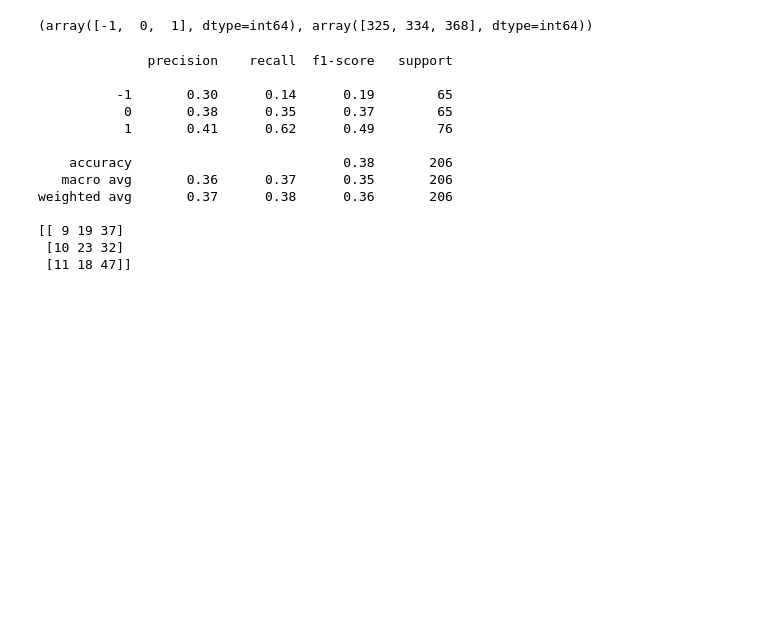
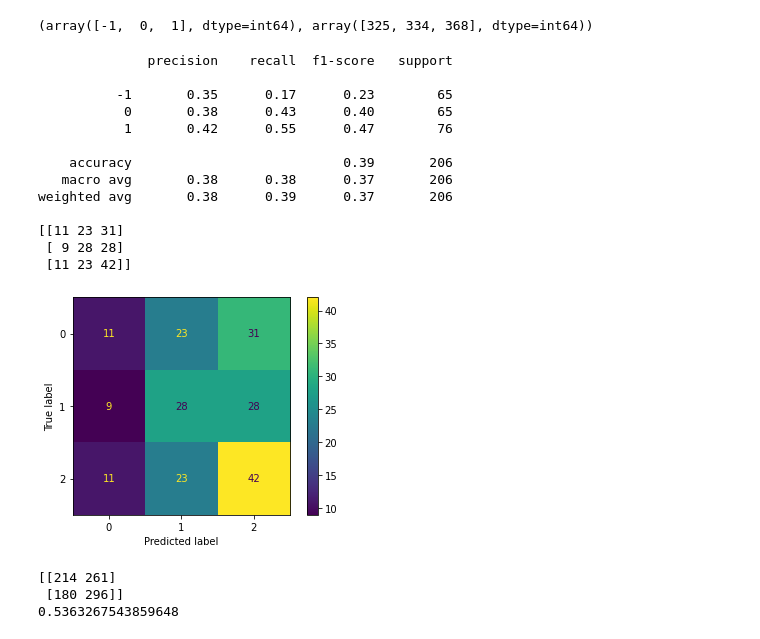
Before and after one commit to kylearbide/Stock-Market-Analysis-EMSE6575, a Jupyter notebook: notebooks/classification/PCA for Stocks.ipynb, the cells around one changed output. Cells and saved outputs as stored; diff of their text form; code cells hidden in the pictures; blank space fills up the shorter version.

```diff
--- a/notebooks/classification/PCA for Stocks.ipynb
+++ b/notebooks/classification/PCA for Stocks.ipynb
@@ -721,25 +728,57 @@ np.unique(y_cat, return_counts = True)
 # %%
 X_train, X_test, y_train, y_test= train_test_split(X_shift, y_cat, test_size=.2, random_state=5)
 
 clf = RandomForestClassifier(max_depth=2, random_state=0)
 
 clf.fit(X_train,y_train)
 
 y_pred= clf.predict(X_test)
 
 print(classification_report(y_test, y_pred))
 print(confusion_matrix(y_test, y_pred))
+disp = ConfusionMatrixDisplay(confusion_matrix=confusion_matrix(y_test, y_pred))
+disp.plot()
+
+plt.show()
 # %% [output]
               precision    recall  f1-score   support
 
-          -1       0.30      0.14      0.19        65
-           0       0.38      0.35      0.37        65
-           1       0.41      0.62      0.49        76
+          -1       0.35      0.17      0.23        65
+           0       0.38      0.43      0.40        65
+           1       0.42      0.55      0.47        76
 
-    accuracy                           0.38       206
-   macro avg       0.36      0.37      0.35       206
-weighted avg       0.37      0.38      0.36       206
+    accuracy                           0.39       206
+   macro avg       0.38      0.38      0.37       206
+weighted avg       0.38      0.39      0.37       206
 
-[[ 9 19 37]
- [10 23 32]
- [11 18 47]]
+[[11 23 31]
+ [ 9 28 28]
+ [11 23 42]]
+[figure, added]
+# %%
+from sklearn.model_selection import KFold
+from sklearn.metrics import accuracy_score
+
+kf = KFold(n_splits = 10, shuffle = True, random_state = 2)
+conf_matrix = [[0,0],[0,0]]
+accuracy_ = []
+x_new = X_undersampled.reset_index().drop('index', axis = 1)
+x_new = StandardScaler().fit_transform(x_new)
+
+for train_index, test_index in kf.split(x_new):
+    X_train, X_test = x_new[train_index], x_new[test_index]
+    y_train, y_test = y_undersampled[train_index], y_undersampled[test_index]
+
+    clf = RandomForestClassifier(max_depth=5, random_state=0)
+    clf.fit(X_train,y_train)
+
+    y_pred= clf.predict(X_test)
+
+    conf_matrix += confusion_matrix(y_test, y_pred)
+    accuracy_.append(accuracy_score(y_test, y_pred))
+print(conf_matrix)
+print(np.mean(accuracy_))
+# %% [output]
+[[214 261]
+ [180 296]]
+0.5363267543859648
```
Also changed, not shown: parts of 3 cells of this notebook, 2 other files.
